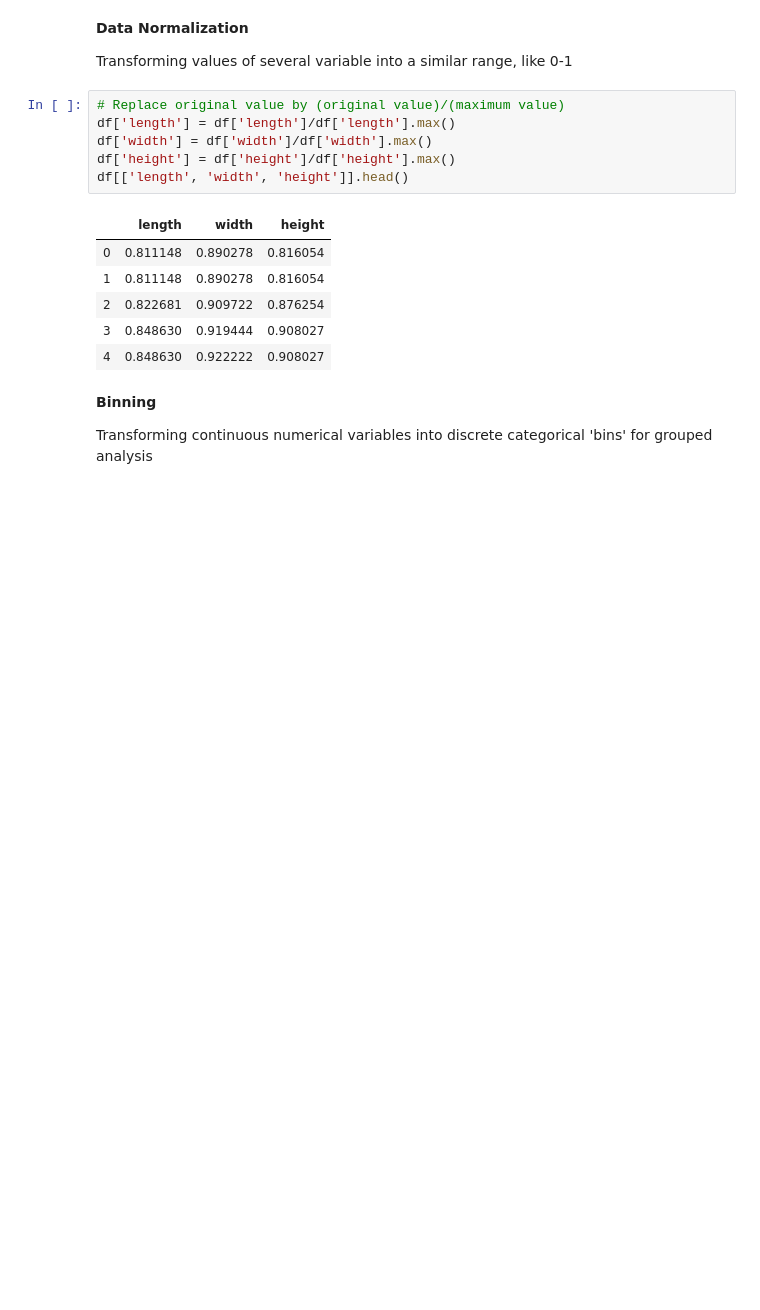
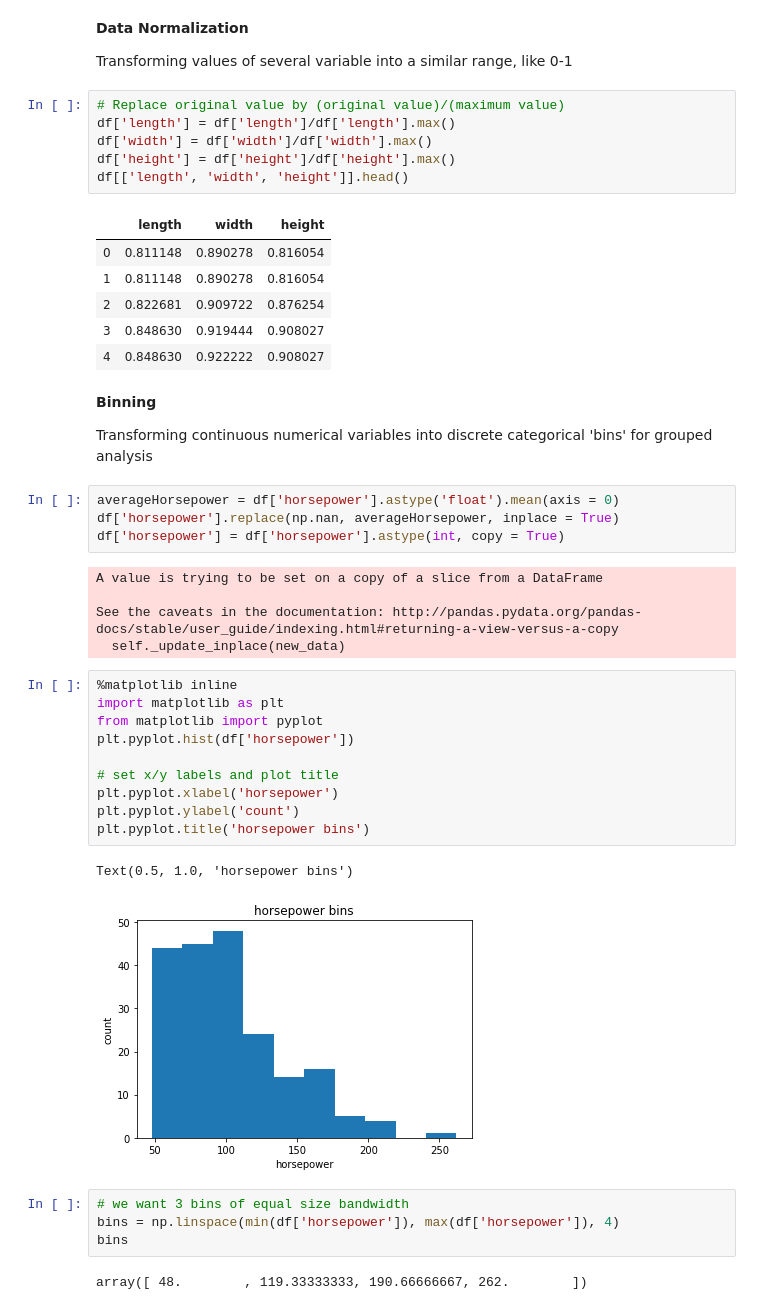
Before and after one commit to siddharthchd/Data-Wrangling, a Jupyter notebook: dataWrangling.ipynb, the cells around one changed output. Drawn from its saved outputs; the diff is of its cells as text; blank space fills up the shorter version.

Commit message:
data wrangling

```diff
--- a/dataWrangling.ipynb
+++ b/dataWrangling.ipynb
@@ -296,3 +296,31 @@ df[['length', 'width', 'height']].head()
 **Binning**
 
 Transforming continuous numerical variables into discrete categorical 'bins' for grouped analysis
+# %%
+averageHorsepower = df['horsepower'].astype('float').mean(axis = 0)
+df['horsepower'].replace(np.nan, averageHorsepower, inplace = True)
+df['horsepower'] = df['horsepower'].astype(int, copy = True)
+# %% [output]
+A value is trying to be set on a copy of a slice from a DataFrame
+
+See the caveats in the documentation: http://pandas.pydata.org/pandas-docs/stable/user_guide/indexing.html#returning-a-view-versus-a-copy
+  self._update_inplace(new_data)
+# %%
+%matplotlib inline
+import matplotlib as plt
+from matplotlib import pyplot
+plt.pyplot.hist(df['horsepower'])
+
+# set x/y labels and plot title
+plt.pyplot.xlabel('horsepower')
+plt.pyplot.ylabel('count')
+plt.pyplot.title('horsepower bins')
+# %% [output]
+Text(0.5, 1.0, 'horsepower bins')
+[figure, added]
+# %%
+# we want 3 bins of equal size bandwidth
+bins = np.linspace(min(df['horsepower']), max(df['horsepower']), 4)
+bins
+# %% [output]
+array([ 48.        , 119.33333333, 190.66666667, 262.        ])
```
Also changed, not shown: parts of 10 cells of this notebook, 1 other file.
